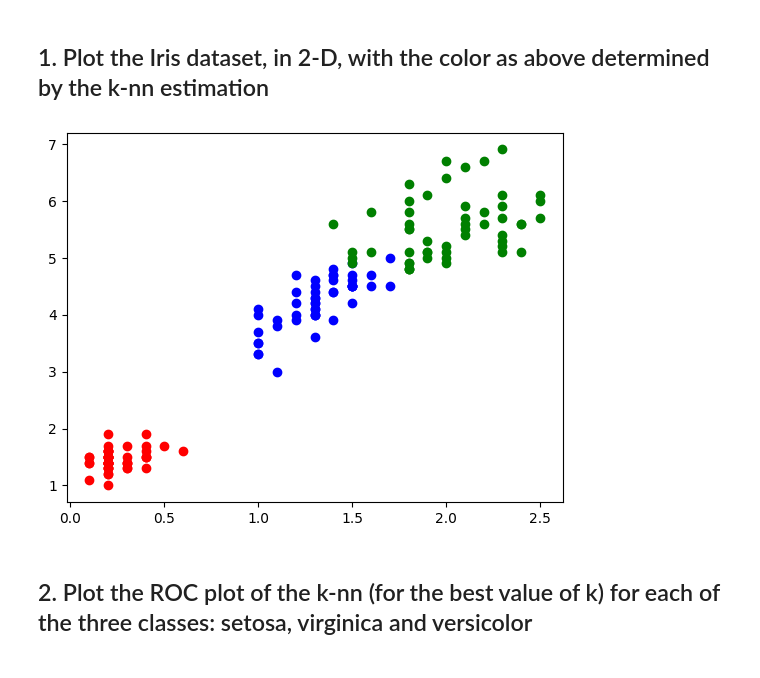
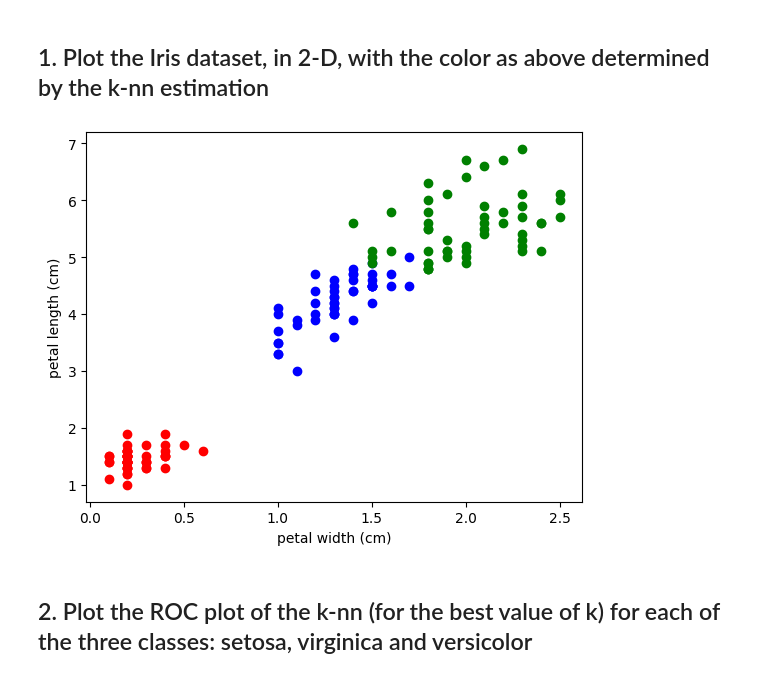
Before and after one commit to lorenzobotto/eserciziAaut, a Jupyter notebook: Meo/22-23/ex2_knn/classification_iris_knn_aa_21_22.ipynb, the cells around one changed output. Saved outputs shown, nothing was run; the diff lists cells and outputs as text; code cells hidden in the pictures.

```diff
--- a/Meo/22-23/ex2_knn/classification_iris_knn_aa_21_22.ipynb
+++ b/Meo/22-23/ex2_knn/classification_iris_knn_aa_21_22.ipynb
@@ -362,9 +362,8 @@ from sklearn import feature_selection
 iris = load_iris()
 import numpy as np
 
-
 arrayMutual = feature_selection.mutual_info_classif(iris.data, iris.target)
-ind = np.argpartition(arrayMutual, -2)[-2:]
+ind = np.argpartition(arrayMutual, 2)[2:]
 color = ['red', 'blue', 'green']
 
 for example in range(len(iris.data)):
@@ -378,22 +377,35 @@ for example in range(len(iris.data)):
 # %%
 import matplotlib.pyplot as plt
 from sklearn.datasets import load_iris
 from sklearn import feature_selection
 from sklearn import neighbors
 iris = load_iris()
 import numpy as np
 
 clf_knn = neighbors.KNeighborsClassifier(7, weights='uniform', leaf_size=1)
 clf_knn.fit(iris.data, iris.target)
 clf_knn_predicted = clf_knn.predict(iris.data)
+
+# Calcoliamo quanto sono dipendenti le variabili delle features categoriche, tramite la Mutual Information.
+# Questo valore è collegato al concetto di Entropia ed è conosciuto come la riduzione di incertezza di una variabile casuale.
+# Perciò, se due variabili sono indipendenti, la loro MI sarà nulla.
+# In questo caso, la MI è calcolata tra le features e la variabile target.
+# Vogliamo che la MI sia alta per avere la minor incertezza possibile, perciò selezioniamo le features con MI più alta.
 arrayMutual = feature_selection.mutual_info_classif(iris.data, clf_knn_predicted)
-ind = np.argpartition(arrayMutual, -2)[-2:]
+
+# Selezioniamo le due variabili più dipendenti
+# Argpartition restituisce gli indici degli elementi ordinati facendo la partizione dall'elemento con indice 2: prima mette quelli più piccoli e dopo quelli più grandi
+# mantenendo l'elemento con indice 2 in posizione 2.
+ind = np.argpartition(arrayMutual, 2)[2:]
 color = ['red', 'blue', 'green']
+
+plt.xlabel(iris.feature_names[ind[0]])
+plt.ylabel(iris.feature_names[ind[1]])
 
 for example in range(len(iris.data)):
     plt.scatter(iris.data[example, ind[0]], iris.data[example, ind[1]], c=color[clf_knn_predicted[example]])
 # %% [output]
-[figure, old version]
+[figure, new version]
 # %% [markdown]
 ## 2. Plot the ROC plot of the k-nn (for the best value of k) for each of the three classes: setosa, virginica and versicolor
 # %%
```
Also changed, not shown: parts of 4 cells of this notebook.
